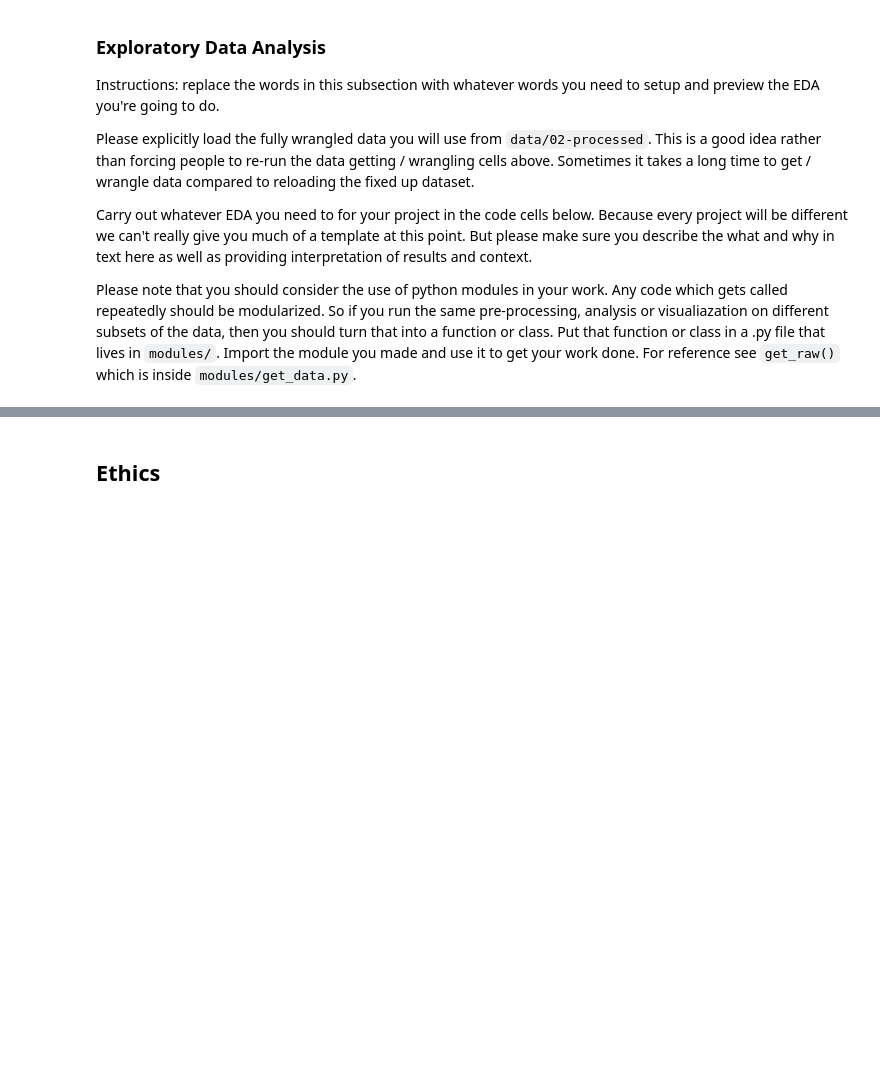
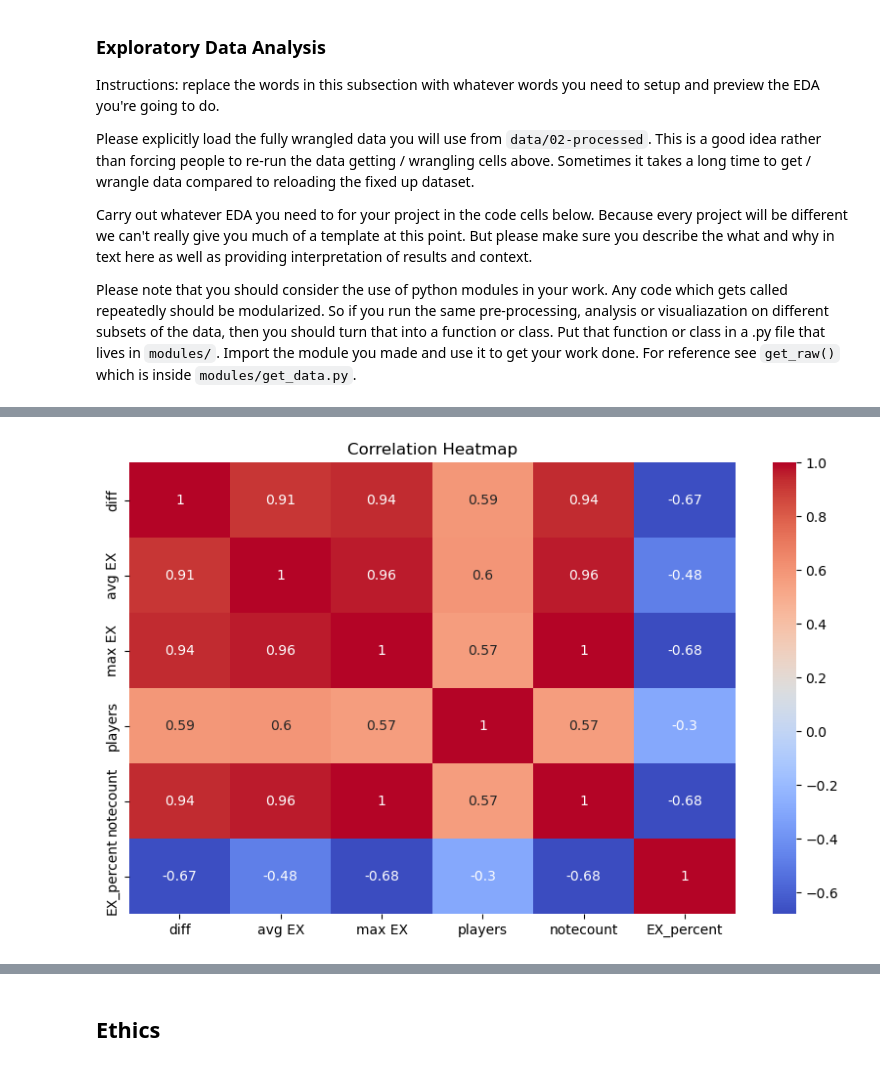
Before and after one commit to COGS108/Group051_WI26, a Jupyter notebook: 02-EDACheckpoint.ipynb, the cells around one changed output, grey strips where cells are left out. Drawn from its saved outputs; the diff is of its cells as text; code cells hidden in the pictures; blank space fills up the shorter version.

```diff
--- a/02-EDACheckpoint.ipynb
+++ b/02-EDACheckpoint.ipynb
@@ -607,0 +664,85 @@ Some more words and stuff.  Remember notebooks work best if you interleave the c
+# %%
+# Correlation heatmap
+numeric_cols = ["diff", "avg EX", "max EX", "players", "notecount", "EX_percent"]
+plt.figure(figsize=(10,6))
+sns.heatmap(df[numeric_cols].corr(), annot=True, cmap="coolwarm")
+plt.title("Correlation Heatmap")
+plt.show()
+
+# Scatterplots
+plt.figure(figsize=(8,6))
+sns.scatterplot(data=df, x="diff", y="EX_percent", alpha=0.4)
+plt.title("Difficulty X vs EX%")
+plt.xlabel("Difficulty X")
+plt.ylabel("EX%")
+plt.show()
+
+plt.figure(figsize=(8,6))
+sns.scatterplot(data=df, x="notecount", y="EX_percent", alpha=0.4)
+plt.title("Notecount vs EX%")
+plt.xlabel("Notecount")
+plt.ylabel("EX%")
+plt.show()
+
+# Simple regression model:
+# Predict EX% from difficulty X
+X = df[["diff"]]
+y = df["EX_percent"]
+
+model = LinearRegression()
+model.fit(X, y)
+
+y_pred = model.predict(X)
+r2 = r2_score(y, y_pred)
+
+print("\n==============================")
+print("OLS Regression: EX% ~ Difficulty X")
+print("==============================")
+print(f"Intercept: {model.intercept_}")
+print(f"Coefficient (Difficulty X): {model.coef_[0]}")
+print(f"R-squared: {r2}")
+
+plt.figure(figsize=(8,6))
+sns.regplot(x="diff", y="EX_percent", data=df, scatter_kws={"alpha":0.3})
+plt.title("Regression: Difficulty X → EX%")
+plt.xlabel("Difficulty X")
+plt.ylabel("EX%")
+plt.show()
+
+cluster_features = df[["diff", "EX_percent", "notecount"]]
+
+scaler = StandardScaler()
+scaled = scaler.fit_transform(cluster_features)
+
+kmeans = KMeans(n_clusters=3, random_state=42)
+df["skill_cluster"] = kmeans.fit_predict(scaled)
+
+plt.figure(figsize=(8,6))
+sns.scatterplot(data=df, x="diff", y="EX_percent", hue="skill_cluster", palette="deep", alpha=0.5)
+plt.title("Player Skill Clusters")
+plt.xlabel("Difficulty X")
+plt.ylabel("EX%")
+plt.show()
+
+var_by_diff = df.groupby("diff")["EX_percent"].var()
+
+plt.figure(figsize=(10,5))
+sns.lineplot(x=var_by_diff.index, y=var_by_diff.values)
+plt.title("Variance of EX% by Difficulty")
+plt.xlabel("Difficulty X")
+plt.ylabel("Variance of EX%")
+plt.show()
+
+df["diff_bucket"] = pd.cut(df["diff"], bins=[0,5,10,15,20], labels=["1-5","6-10","11-15","16-20"])
+
+bucket_stats = df.groupby("diff_bucket")["EX_percent"].median()
+print(bucket_stats)
+
+plt.figure(figsize=(8,5))
+sns.barplot(x=bucket_stats.index, y=bucket_stats.values, palette="viridis")
+plt.title("Median EX% by Difficulty Bucket")
+plt.xlabel("Difficulty Range")
+plt.ylabel("Median EX%")
+plt.show()
+# %% [output]
+[figure, added]
```
Also changed, not shown: parts of 8 cells of this notebook.
